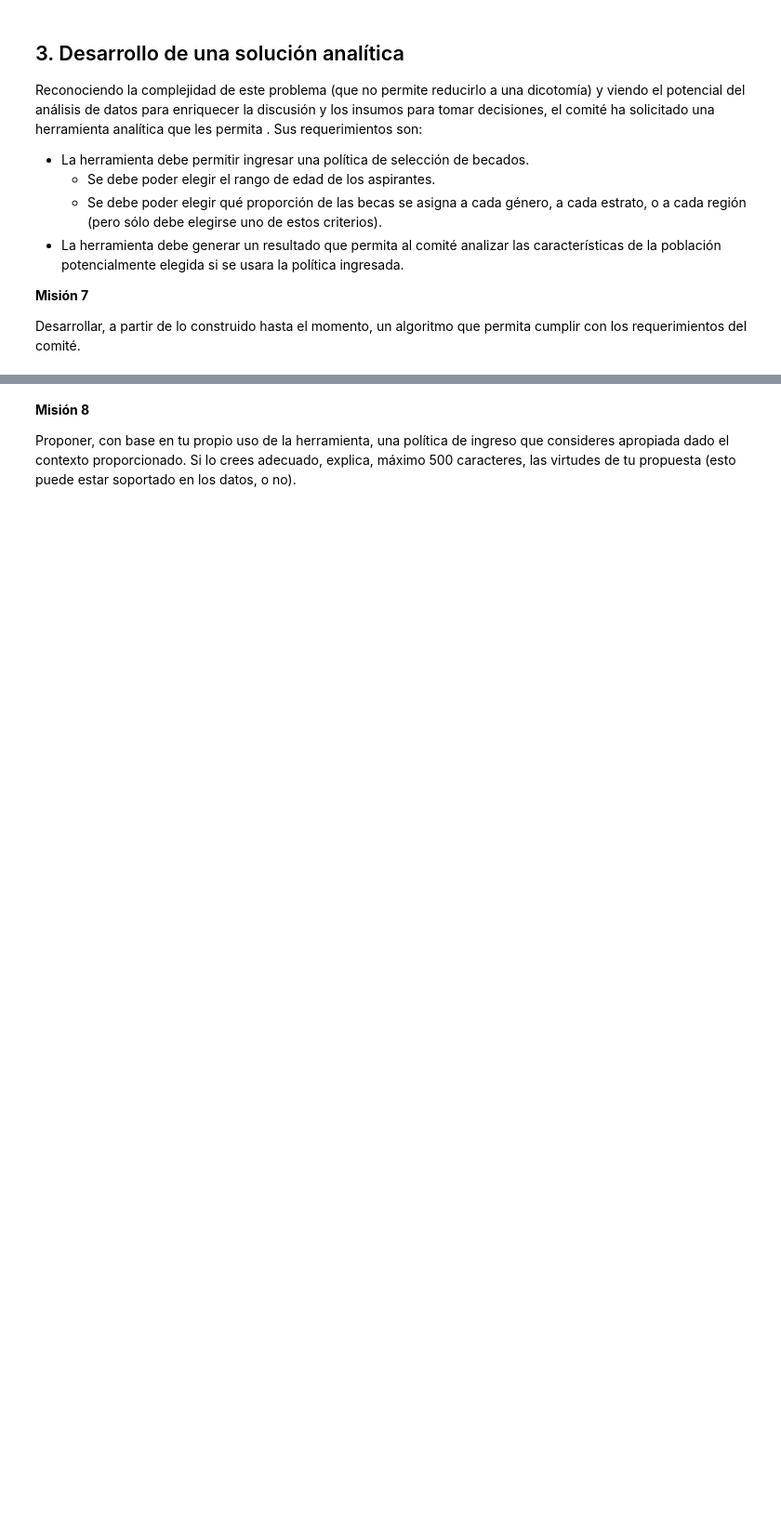
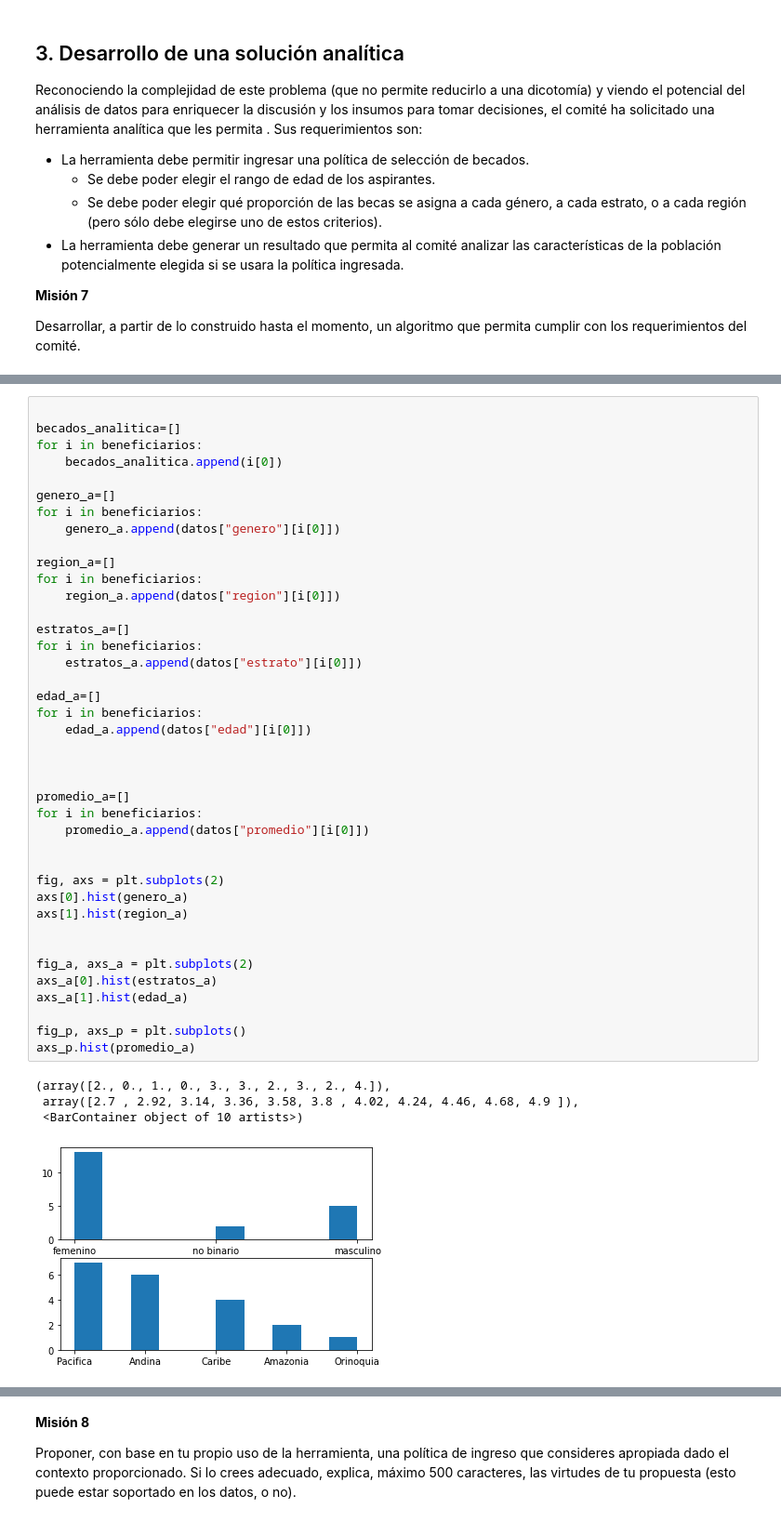
Before and after one commit to maflecha/MIIA_estudiante_12, a Jupyter notebook: Laboratorios/Lab_1_12.ipynb, the cells around one changed output, grey strips where cells are left out. Shown at 93% size. Drawn from its saved outputs; the diff is of its cells as text; blank space fills up the shorter version.

```diff
--- a/Laboratorios/Lab_1_12.ipynb
+++ b/Laboratorios/Lab_1_12.ipynb
@@ -528,0 +762,45 @@ Desarrollar, a partir de lo construido hasta el momento, un algoritmo que permit
+# %%
+
+becados_analitica=[]
+for i in beneficiarios:
+    becados_analitica.append(i[0])
+
+genero_a=[]
+for i in beneficiarios:
+    genero_a.append(datos["genero"][i[0]])
+
+region_a=[]
+for i in beneficiarios:
+    region_a.append(datos["region"][i[0]])
+
+estratos_a=[]
+for i in beneficiarios:
+    estratos_a.append(datos["estrato"][i[0]])
+
+edad_a=[]
+for i in beneficiarios:
+    edad_a.append(datos["edad"][i[0]])
+
+
+
+promedio_a=[]
+for i in beneficiarios:
+    promedio_a.append(datos["promedio"][i[0]])
+
+
+fig, axs = plt.subplots(2)
+axs[0].hist(genero_a)
+axs[1].hist(region_a)
+
+
+fig_a, axs_a = plt.subplots(2)
+axs_a[0].hist(estratos_a)
+axs_a[1].hist(edad_a)
+
+fig_p, axs_p = plt.subplots()
+axs_p.hist(promedio_a)
+# %% [output]
+(array([2., 0., 1., 0., 3., 3., 2., 3., 2., 4.]),
+ array([2.7 , 2.92, 3.14, 3.36, 3.58, 3.8 , 4.02, 4.24, 4.46, 4.68, 4.9 ]),
+ <BarContainer object of 10 artists>)
+[figure, added]
```
Also changed, not shown: parts of 12 cells of this notebook.
